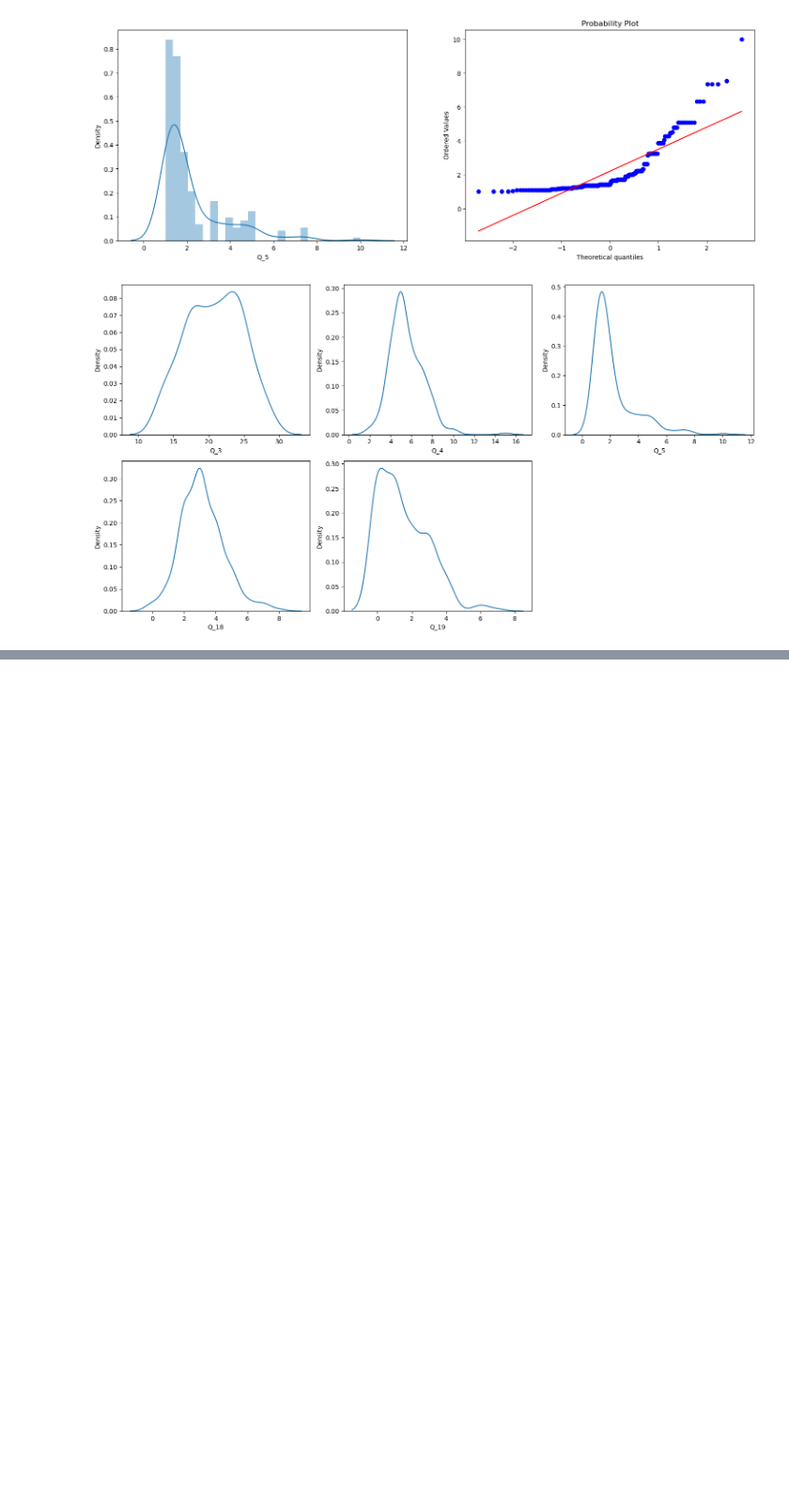
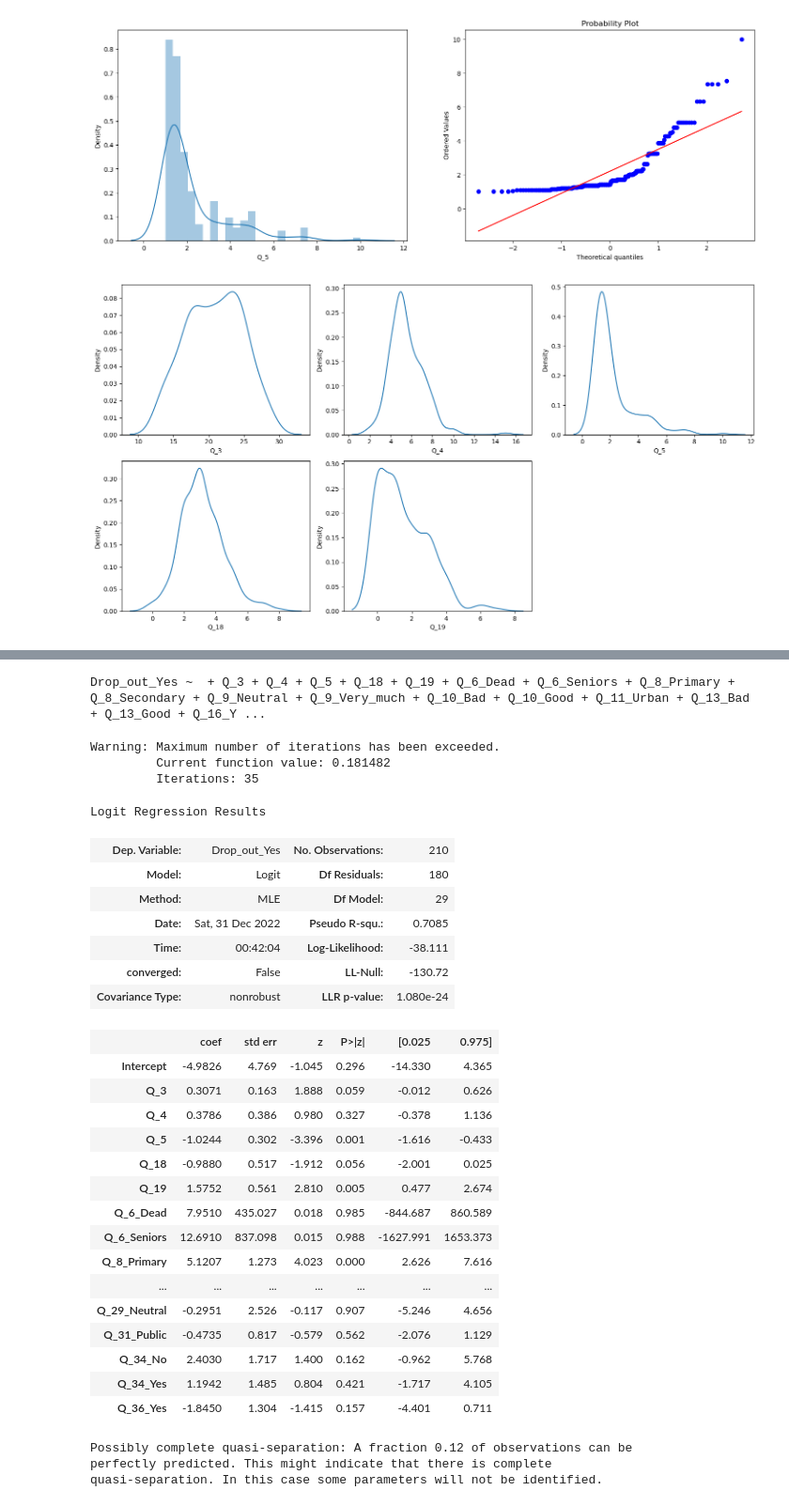
Before and after one commit to whoismaruf/BSc_Thesis, a Jupyter notebook: main.ipynb, the cells around one changed output, grey strips where cells are left out. Shown: that part at 94% size. Drawn from its saved outputs; the diff is of its cells as text; code cells hidden in the pictures; blank space fills up the shorter version.

```diff
--- a/main.ipynb
+++ b/main.ipynb
@@ -132,0 +125,5 @@ for i in categorical_d:
+# %%
+in_sig = [i for i in data.columns if i not in sig_factors and i != 'Drop_out']
+print(in_sig)
+data = data.drop(columns=in_sig)
+data.dtypes.value_counts()
@@ -132,0 +136,4 @@ for i in categorical_d:
+# %%
+cat = [i for i in data.columns if data[i].dtype=='object']
+data = pd.get_dummies(data, columns=cat, drop_first=True)
+data.head(3)
@@ -132,0 +146,45 @@ for i in categorical_d:
+# %%
+fs = "Drop_out_Yes ~ "
+for i in data.columns:
+    if i != "Drop_out_Yes":
+        fs = fs + " + " + i
+
+print(fs)
+# %% [output]
+Drop_out_Yes ~  + Q_3 + Q_4 + Q_5 + Q_18 + Q_19 + Q_6_Dead + Q_6_Seniors + Q_8_Primary + Q_8_Secondary + Q_9_Neutral + Q_9_Very_much + Q_10_Bad + Q_10_Good + Q_11_Urban + Q_13_Bad + Q_13_Good + Q_16_Y ...
+# %%
+log_reg = logit(formula=fs, data=data).fit()
+# %% [output]
+Warning: Maximum number of iterations has been exceeded.
+         Current function value: 0.181482
+         Iterations: 35
+# %%
+log_reg.summary()
+# %% [output]
+Logit Regression Results
+| Dep. Variable: | Drop_out_Yes | No. Observations: | 210 |
+| Model: | Logit | Df Residuals: | 180 |
+| Method: | MLE | Df Model: | 29 |
+| Date: | Sat, 31 Dec 2022 | Pseudo R-squ.: | 0.7085 |
+| Time: | 00:42:04 | Log-Likelihood: | -38.111 |
+| converged: | False | LL-Null: | -130.72 |
+| Covariance Type: | nonrobust | LLR p-value: | 1.080e-24 |
+|  | coef | std err | z | P>|z| | [0.025 | 0.975] |
+| Intercept | -4.9826 | 4.769 | -1.045 | 0.296 | -14.330 | 4.365 |
+| Q_3 | 0.3071 | 0.163 | 1.888 | 0.059 | -0.012 | 0.626 |
+| Q_4 | 0.3786 | 0.386 | 0.980 | 0.327 | -0.378 | 1.136 |
+| Q_5 | -1.0244 | 0.302 | -3.396 | 0.001 | -1.616 | -0.433 |
+| Q_18 | -0.9880 | 0.517 | -1.912 | 0.056 | -2.001 | 0.025 |
+| Q_19 | 1.5752 | 0.561 | 2.810 | 0.005 | 0.477 | 2.674 |
+| Q_6_Dead | 7.9510 | 435.027 | 0.018 | 0.985 | -844.687 | 860.589 |
+| Q_6_Seniors | 12.6910 | 837.098 | 0.015 | 0.988 | -1627.991 | 1653.373 |
+| Q_8_Primary | 5.1207 | 1.273 | 4.023 | 0.000 | 2.626 | 7.616 |
+| ... | ... | ... | ... | ... | ... | ... |
+| Q_29_Neutral | -0.2951 | 2.526 | -0.117 | 0.907 | -5.246 | 4.656 |
+| Q_31_Public | -0.4735 | 0.817 | -0.579 | 0.562 | -2.076 | 1.129 |
+| Q_34_No | 2.4030 | 1.717 | 1.400 | 0.162 | -0.962 | 5.768 |
+| Q_34_Yes | 1.1942 | 1.485 | 0.804 | 0.421 | -1.717 | 4.105 |
+| Q_36_Yes | -1.8450 | 1.304 | -1.415 | 0.157 | -4.401 | 0.711 |
+Possibly complete quasi-separation: A fraction 0.12 of observations can be
+perfectly predicted. This might indicate that there is complete
+quasi-separation. In this case some parameters will not be identified.
```
Also changed, not shown: parts of 27 cells of this notebook, 1 other file.
